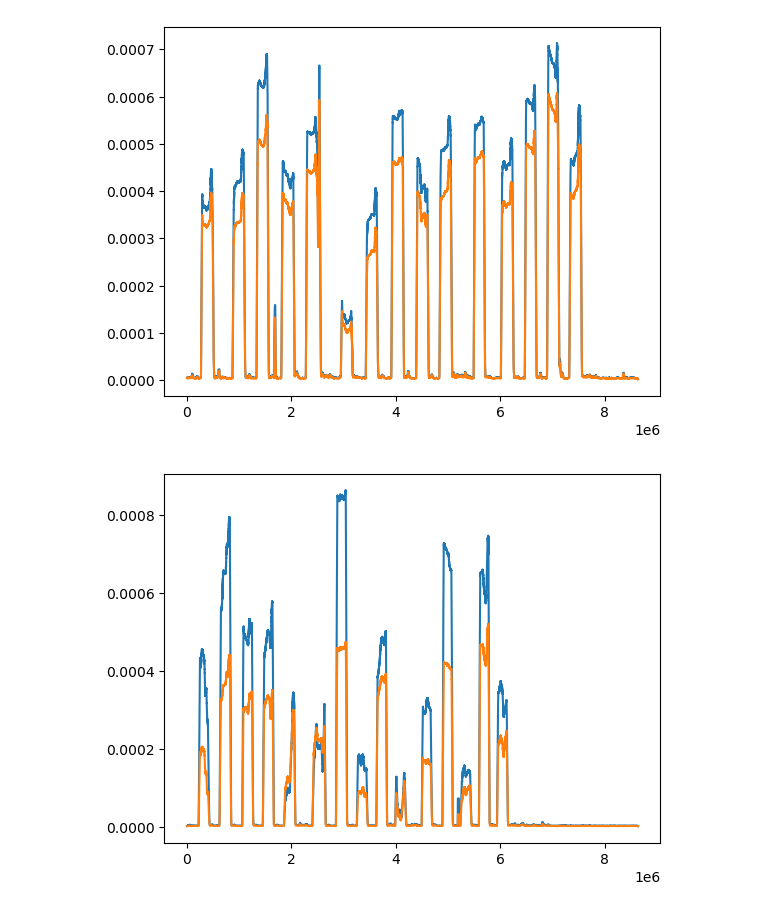
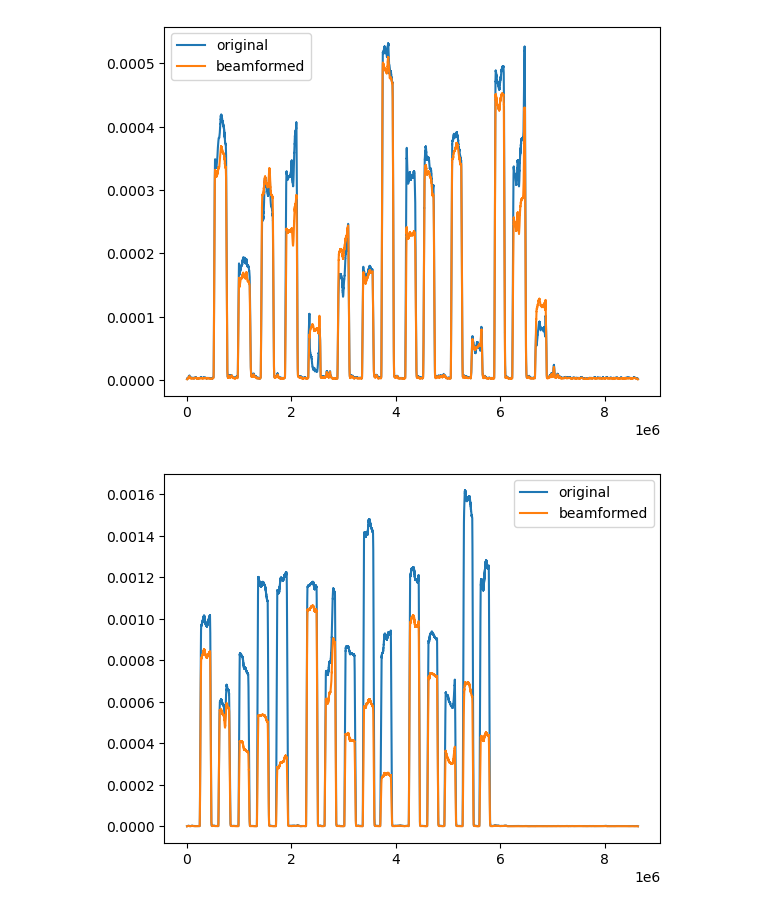
Before and after one commit to yashjitendragupta/EE434-Project, a Jupyter notebook: uma8_collected_patterns/uma8_collected_patterns_3.ipynb, the cells around one changed output. Saved outputs shown, nothing was run; the diff lists cells and outputs as text; code cells hidden in the pictures.

```diff
--- a/uma8_collected_patterns/uma8_collected_patterns_3.ipynb
+++ b/uma8_collected_patterns/uma8_collected_patterns_3.ipynb
@@ -34,31 +34,34 @@ def envelope(data):
 # %%
 # 700 Hz, single source
 
 data = np.load('raw_1.npy')
+data = permute(data)
 
 # peak filter at 700Hz
-b, a = scipy.signal.iirpeak(700, 10, 48000)
+b, a = scipy.signal.iirpeak(700, 30, 44100)
 data = scipy.signal.filtfilt(b, a, data, axis=0)
 
 # plot first channel as
 plt.plot(envelope(data[:, 0]))
 
 # beamform
 data = beamform(data)
 
-# plot
+# plot envelope of beamformed signal
 plt.plot(envelope(data))
 
+plt.legend(['original', 'beamformed'])
 plt.show()
 # %% [output]
-[figure, old version]
+[figure, new version]
 # %%
 # 1400 Hz, single source
 
 data = np.load('raw_2.npy')
+data = permute(data)
 
 # peak filter at 1400Hz
-b, a = scipy.signal.iirpeak(1400, 10, 48000)
+b, a = scipy.signal.iirpeak(1400, 30, 44100)
 data = scipy.signal.filtfilt(b, a, data, axis=0)
 
 # plot first channel as
@@ -67,12 +70,13 @@ plt.plot(envelope(data[:, 0]))
 # beamform
 data = beamform(data)
 
-# plot
+# plot envelope of beamformed signal
 plt.plot(envelope(data))
 
+plt.legend(['original', 'beamformed'])
 plt.show()
 # %% [output]
-[figure, old version]
+[figure, new version]
 # %%
 # 2800 Hz, single source
 
```
Also changed, not shown: parts of 2 cells of this notebook, 1 other file.
